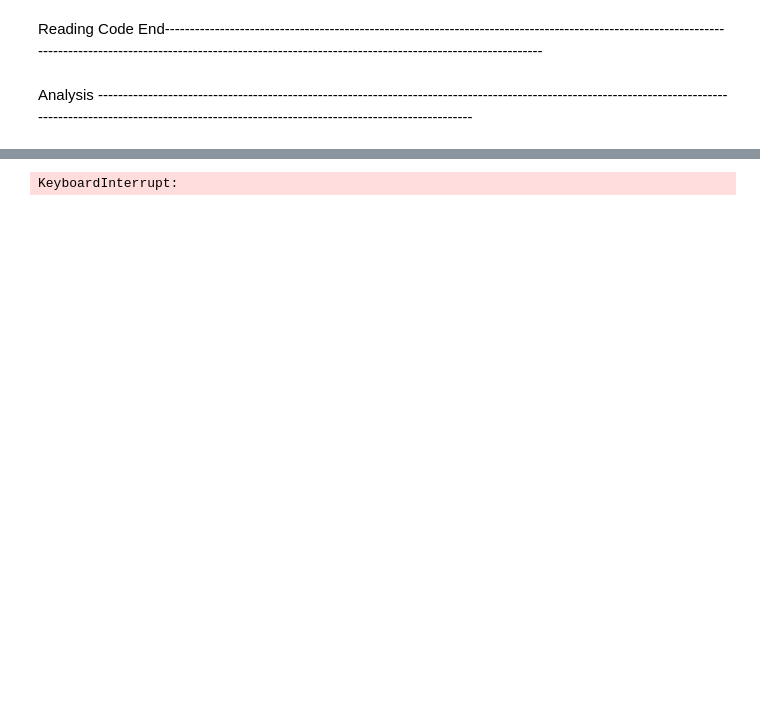
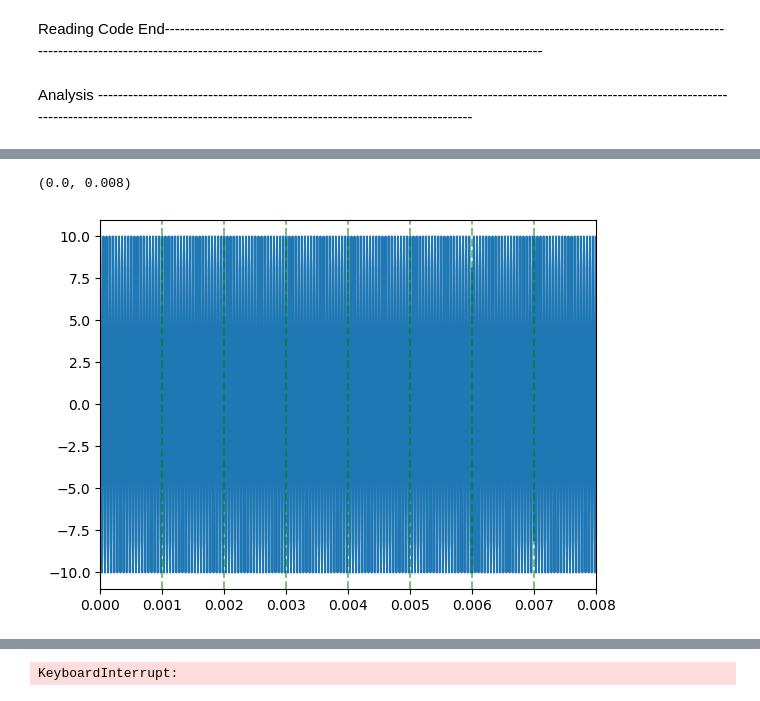
Before and after one commit to TapWhite/PE3, a Jupyter notebook: Code.ipynb, the cells around one changed output, grey strips where cells are left out. Cells and saved outputs as stored; diff of their text form; code cells hidden in the pictures; blank space fills up the shorter version.

```diff
--- a/Code.ipynb
+++ b/Code.ipynb
@@ -174,3 +175,16 @@ def compare_bitstreams(original, received):
     return accuracy
 def format_bitstream(bitstream):
     pass
+# %%
+PREAMBLE_BITS = [0,0,0,0,0,0,1,0]*5
+t, preamble_waveform, phase_shifts = bpsk_modulate(PREAMBLE_BITS,  bit_rate=bit_rate, carrier_freq=carrier_freq, sampling_rate=samplerate)
+plt.plot(t, preamble_waveform)
+for i in range(N_words_to_plot *N_bits_to_plot):
+    plt.axvline(i/bit_rate, color='g', linestyle='--', alpha=0.5)
+
+
+
+plt.xlim(0, N_words_to_plot*N_bits_to_plot/bit_rate)
+# %% [output]
+(0.0, 0.008)
+[figure, added]
```
Also changed, not shown: parts of 6 cells of this notebook, 1 other file.
